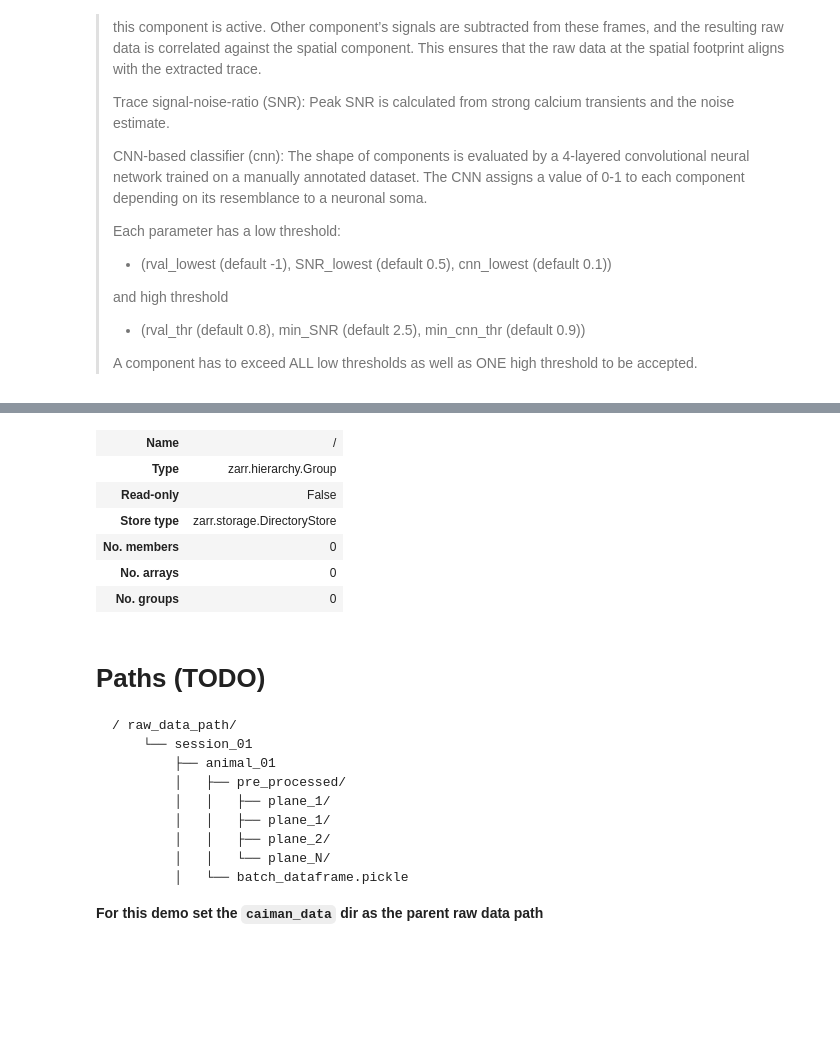
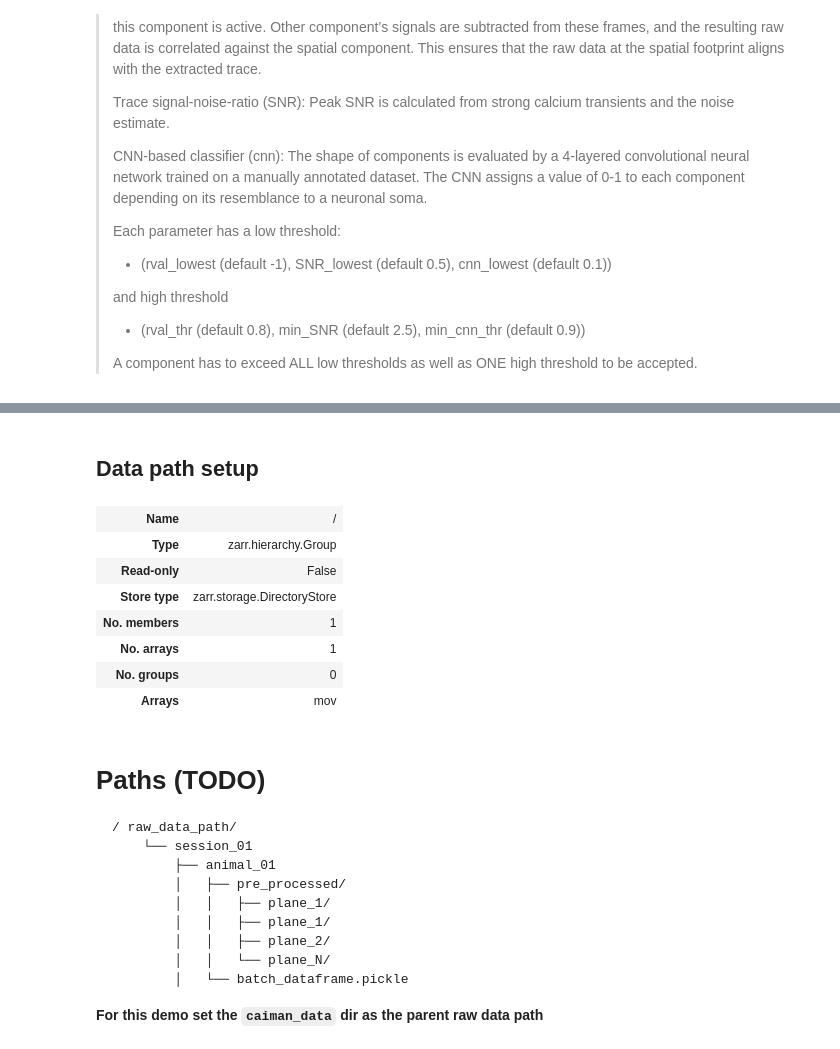
Before and after one commit to MillerBrainObservatory/LBM-CaImAn-Python, a Jupyter notebook: demos/notebooks/segmentation.ipynb, the cells around one changed output, grey strips where cells are left out. Cells and saved outputs as stored; diff of their text form; code cells hidden in the pictures; blank space fills up the shorter version.

Commit message:
feat: convert np.memmap to zarr

```diff
--- a/demos/notebooks/segmentation.ipynb
+++ b/demos/notebooks/segmentation.ipynb
@@ -69,27 +86,22 @@ pd.options.display.max_colwidth = 120
+# %% [markdown]
+## Data path setup
 # %%
-# set up logging
-debug = True
 
-logger = logging.getLogger("caiman")
-logger.setLevel(logging.DEBUG)
-handler = logging.StreamHandler()
-log_format = logging.Formatter("%(relativeCreated)12d [%(filename)s:%(funcName)10s():%(lineno)s] [%(process)d] %(message)s")
-handler.setFormatter(log_format)
-logger.addHandler(handler)
+raw_data_path = Path().home() / "caiman_data_org"
+movie_path = raw_data_path / 'animal_01' / "session_01" / 'plane_1.zarr'
 
-if debug:
-   logging.getLogger("caiman").setLevel(logging.DEBUG)
+# raw movie
+movie = zarr.open(movie_path)
+movie.info
+# %% [output]
+| Name | / |
+| Type | zarr.hierarchy.Group |
+| Read-only | False |
+| Store type | zarr.storage.DirectoryStore |
+| No. members | 1 |
+| No. arrays | 1 |
+| No. groups | 0 |
+| Arrays | mov |
-# %%
-movie = zarr.open(movie_path)
-movie.info
-# %% [output]
-| Name | / |
-| Type | zarr.hierarchy.Group |
-| Read-only | False |
-| Store type | zarr.storage.DirectoryStore |
-| No. members | 0 |
-| No. arrays | 0 |
-| No. groups | 0 |
 # %% [markdown]
 # Paths (TODO)
 
```
Also changed, not shown: parts of 35 cells of this notebook, 2 other files.
